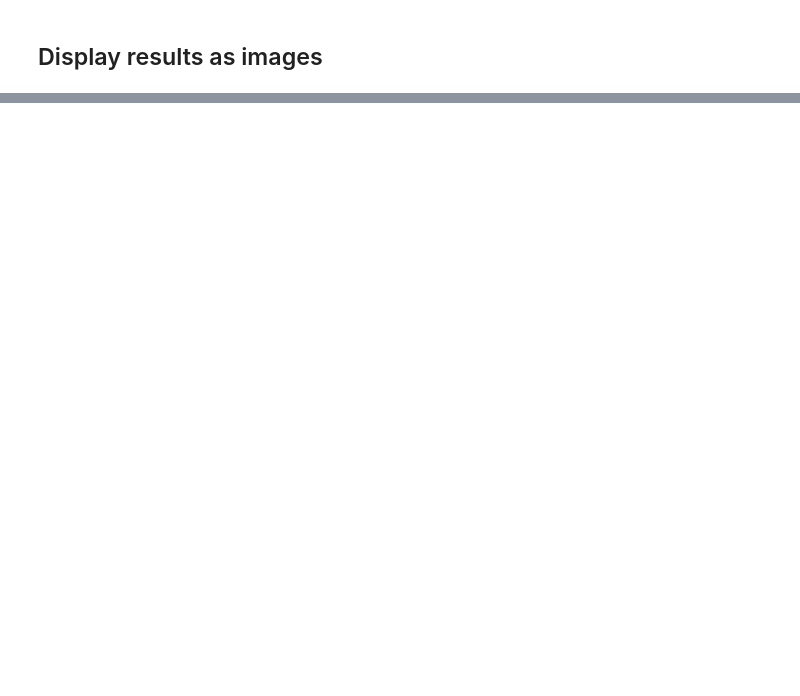
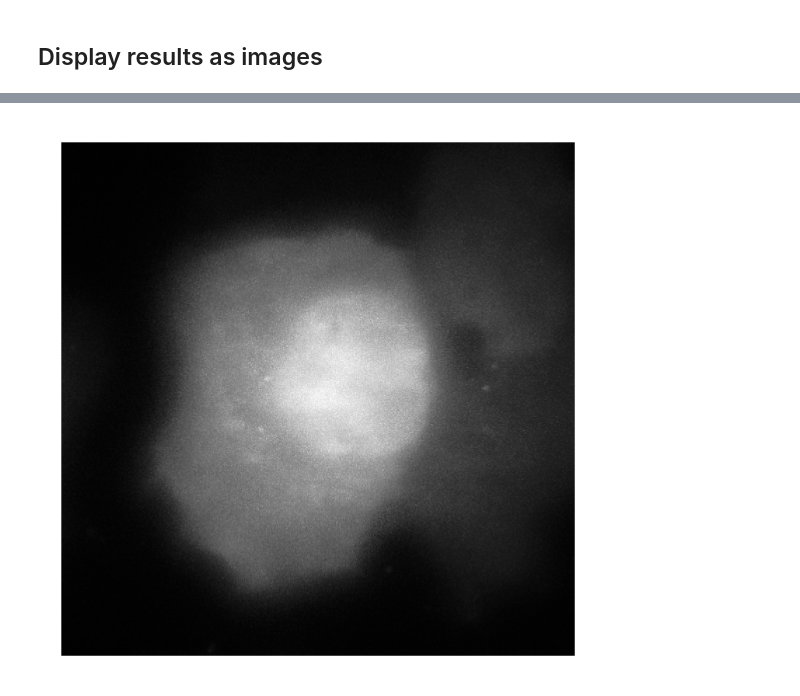
Before and after one commit to MunskyGroup/rsnaped, a Jupyter notebook: notebooks/Paper_Figures/Figure_Perturbations.ipynb, the cells around one changed output, grey strips where cells are left out. Saved outputs shown, nothing was run; the diff lists cells and outputs as text; code cells hidden in the pictures; blank space fills up the shorter version.

```diff
--- a/notebooks/Paper_Figures/Figure_Perturbations.ipynb
+++ b/notebooks/Paper_Figures/Figure_Perturbations.ipynb
@@ -312,0 +324,13 @@ I_g, I_g_std, I_r, I_r_std, x_loc,y_loc = df_to_array(df_intensities_real)
+# %%
+plt.figure(figsize=fig_size,dpi=300)
+selected_timePoint = 0
+channel = 1
+plt.imshow(empty_videos[selected_timePoint,:,:,channel],cmap='Greys_r')
+plt.axis('off')
+name_figure = name_files+'_CELL_empty.png'
+figure_directory = str(dropbox_address.joinpath(name_figure ) )
+plt.tight_layout()
+plt.savefig(figure_directory, transparent=True,dpi=300, bbox_inches = "tight")
+plt.show()
+# %% [output]
+[figure, added]
```
Also changed, not shown: parts of 24 cells of this notebook, 2 other files.
